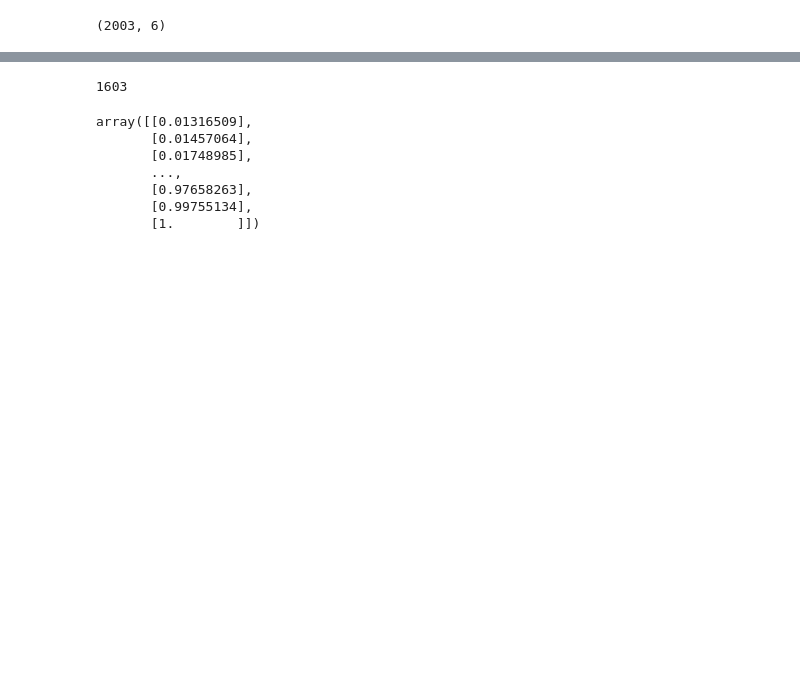
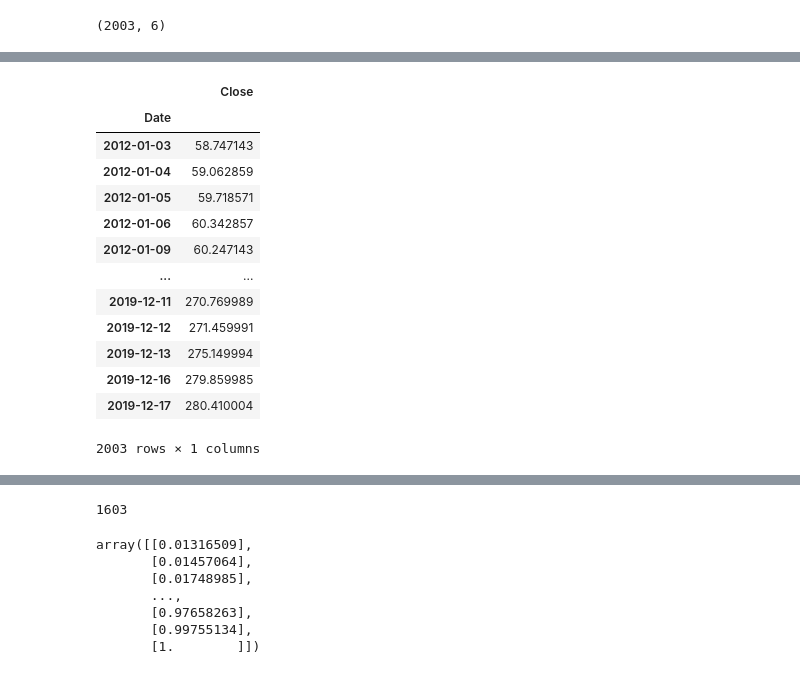
Before and after one commit to Kounteyo/stock_price, a Jupyter notebook: Untitled4.ipynb, the cells around one changed output, grey strips where cells are left out. Cells and saved outputs as stored; diff of their text form; code cells hidden in the pictures; blank space fills up the shorter version.

```diff
--- a/Untitled4.ipynb
+++ b/Untitled4.ipynb
@@ -47,0 +102,18 @@ TypeError: ignored
+# %%
+ts=ts.sort_values(by='Date',ascending=True)
+ts
+# %% [output]
+|  | Close |
+| Date |  |
+| 2012-01-03 | 58.747143 |
+| 2012-01-04 | 59.062859 |
+| 2012-01-05 | 59.718571 |
+| 2012-01-06 | 60.342857 |
+| 2012-01-09 | 60.247143 |
+| ... | ... |
+| 2019-12-11 | 270.769989 |
+| 2019-12-12 | 271.459991 |
+| 2019-12-13 | 275.149994 |
+| 2019-12-16 | 279.859985 |
+| 2019-12-17 | 280.410004 |
+2003 rows × 1 columns
```
Also changed, not shown: parts of 16 cells of this notebook.
